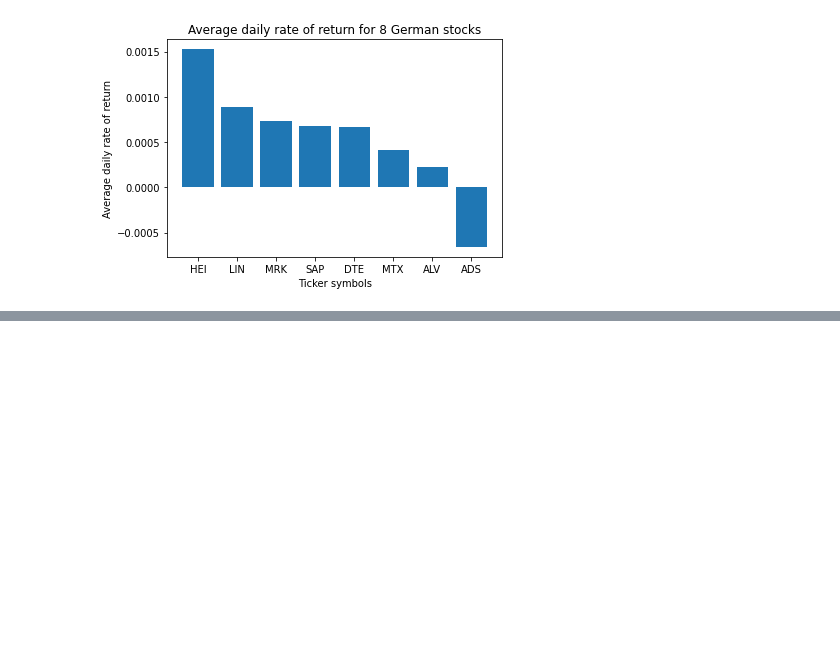
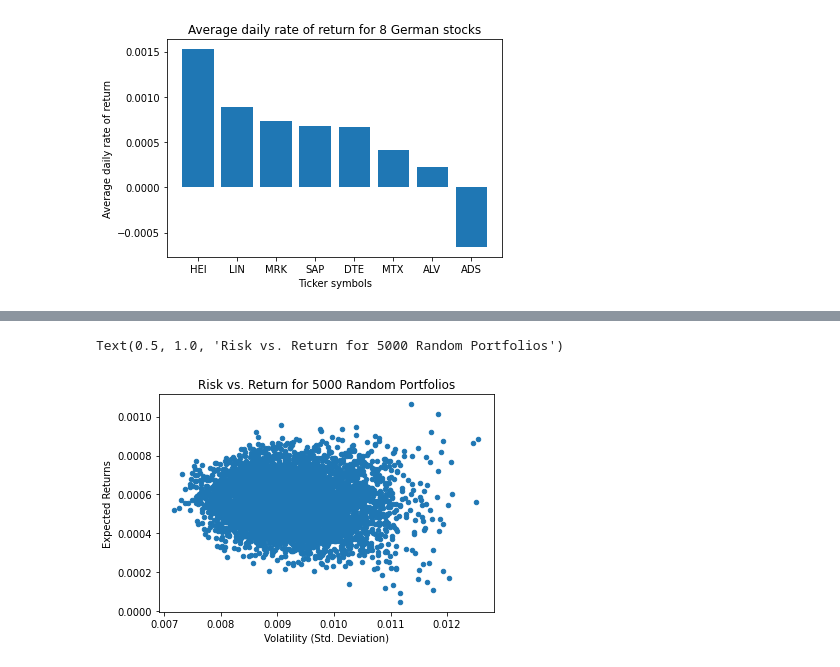
Before and after one commit to JoBe10/Mean_Variance_Portfolio_Optimisation, a Jupyter notebook: DAX_Analysis.ipynb, the cells around one changed output, grey strips where cells are left out. Cells and saved outputs as stored; diff of their text form; code cells hidden in the pictures; blank space fills up the shorter version.

Commit message:
Generate and plot 5000 random portfolios

```diff
--- a/DAX_Analysis.ipynb
+++ b/DAX_Analysis.ipynb
@@ -153,3 +153,7 @@ plt.title('Average daily rate of return for 8 German stocks')
 # %% [output]
 Text(0.5, 1.0, 'Average daily rate of return for 8 German stocks')
 [figure]
+# %%
+# Calculate a covariance matrix between the different stock returns
+cov_matrix = daily_ror.cov()
+cov_matrix
@@ -155,0 +242,11 @@ Text(0.5, 1.0, 'Average daily rate of return for 8 German stocks')
+# %%
+# Obtain and plot 5000 random portfolios
+rand_portfolios = return_portfolios(avg_ror, cov_matrix, 5000)
+
+rand_portfolios.plot.scatter(x='Volatility', y='Returns')
+plt.xlabel('Volatility (Std. Deviation)')
+plt.ylabel('Expected Returns')
+plt.title('Risk vs. Return for 5000 Random Portfolios')
+# %% [output]
+Text(0.5, 1.0, 'Risk vs. Return for 5000 Random Portfolios')
+[figure, added]
```
Also changed, not shown: parts of 5 cells of this notebook.
